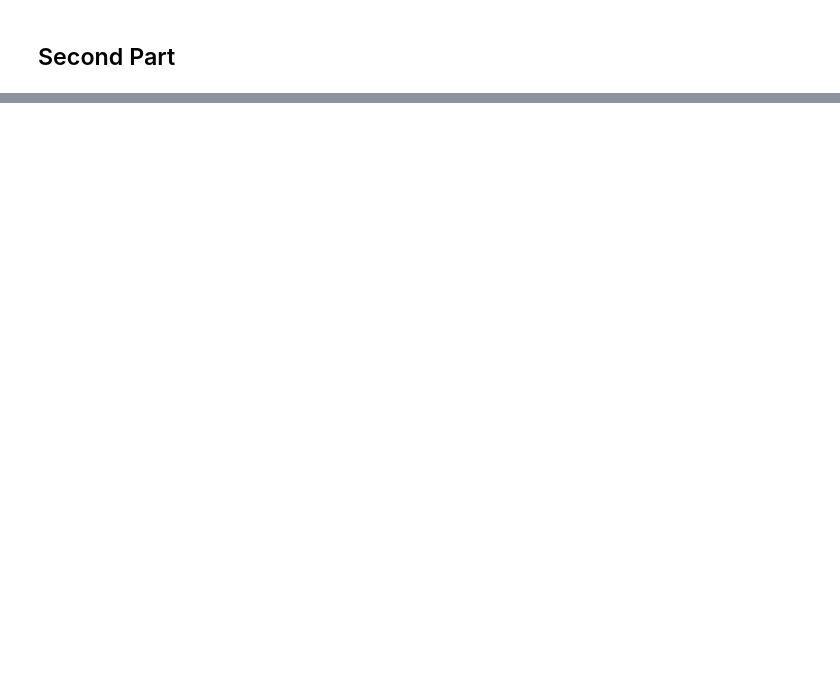
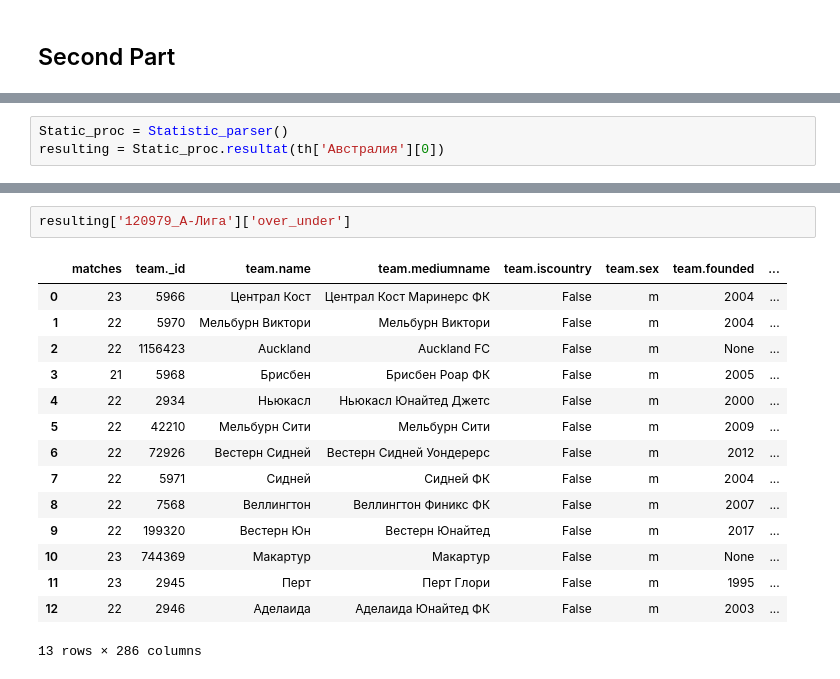
Before and after one commit to Dias-collab/BET, a Jupyter notebook: AORO.ipynb, the cells around one changed output, grey strips where cells are left out. Cells and saved outputs as stored; diff of their text form; blank space fills up the shorter version.

```diff
--- a/AORO.ipynb
+++ b/AORO.ipynb
@@ -342,0 +511,3 @@ processor1._get_nested_data(processor1.fetch_data(f"/stats_season_tables/{118713
+# %%
+Static_proc = Statistic_parser()
+resulting = Static_proc.resultat(th['Австралия'][0])
@@ -342,0 +531,18 @@ processor1._get_nested_data(processor1.fetch_data(f"/stats_season_tables/{118713
+# %%
+resulting['120979_А-Лига']['over_under']
+# %% [output]
+|  | matches | team._id | team.name | team.mediumname | team.iscountry | team.sex | team.founded | ... |
+| 0 | 23 | 5966 | Централ Кост | Централ Кост Маринерс ФК | False | m | 2004 | ... |
+| 1 | 22 | 5970 | Мельбурн Виктори | Мельбурн Виктори | False | m | 2004 | ... |
+| 2 | 22 | 1156423 | Auckland | Auckland FC | False | m | None | ... |
+| 3 | 21 | 5968 | Брисбен | Брисбен Роар ФК | False | m | 2005 | ... |
+| 4 | 22 | 2934 | Ньюкасл | Ньюкасл Юнайтед Джетс | False | m | 2000 | ... |
+| 5 | 22 | 42210 | Мельбурн Сити | Мельбурн Сити | False | m | 2009 | ... |
+| 6 | 22 | 72926 | Вестерн Сидней | Вестерн Сидней Уондерерс | False | m | 2012 | ... |
+| 7 | 22 | 5971 | Сидней | Сидней ФК | False | m | 2004 | ... |
+| 8 | 22 | 7568 | Веллингтон | Веллингтон Финикс ФК | False | m | 2007 | ... |
+| 9 | 22 | 199320 | Вестерн Юн | Вестерн Юнайтед | False | m | 2017 | ... |
+| 10 | 23 | 744369 | Макартур | Макартур | False | m | None | ... |
+| 11 | 23 | 2945 | Перт | Перт Глори | False | m | 1995 | ... |
+| 12 | 22 | 2946 | Аделаида | Аделаида Юнайтед ФК | False | m | 2003 | ... |
+13 rows × 286 columns
```
Also changed, not shown: parts of 8 cells of this notebook.
